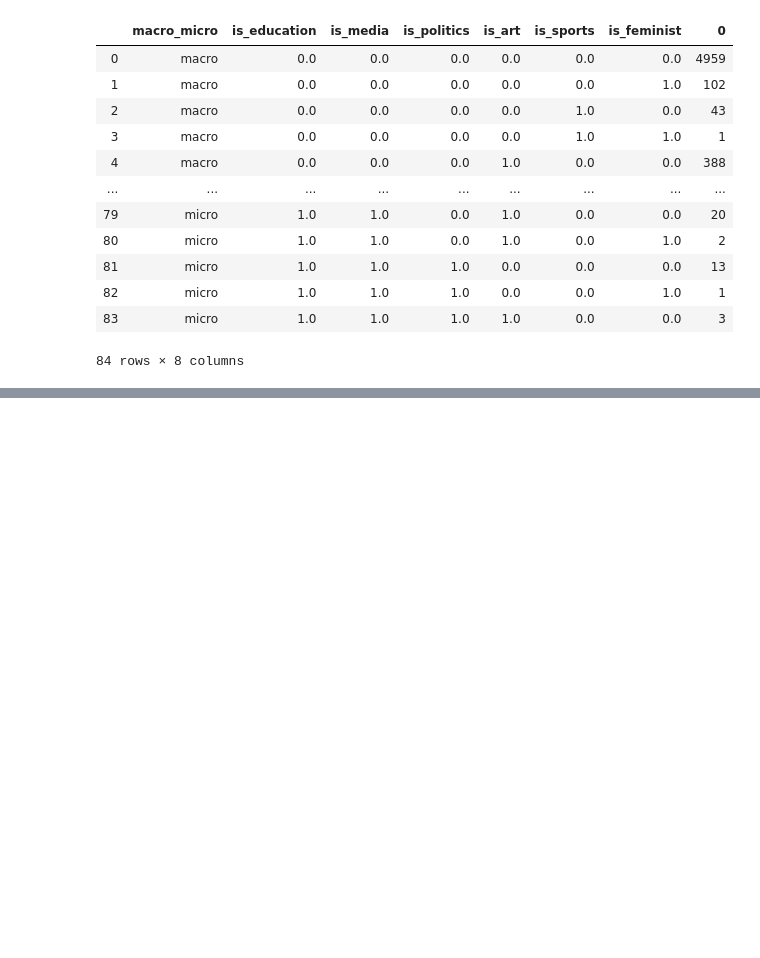
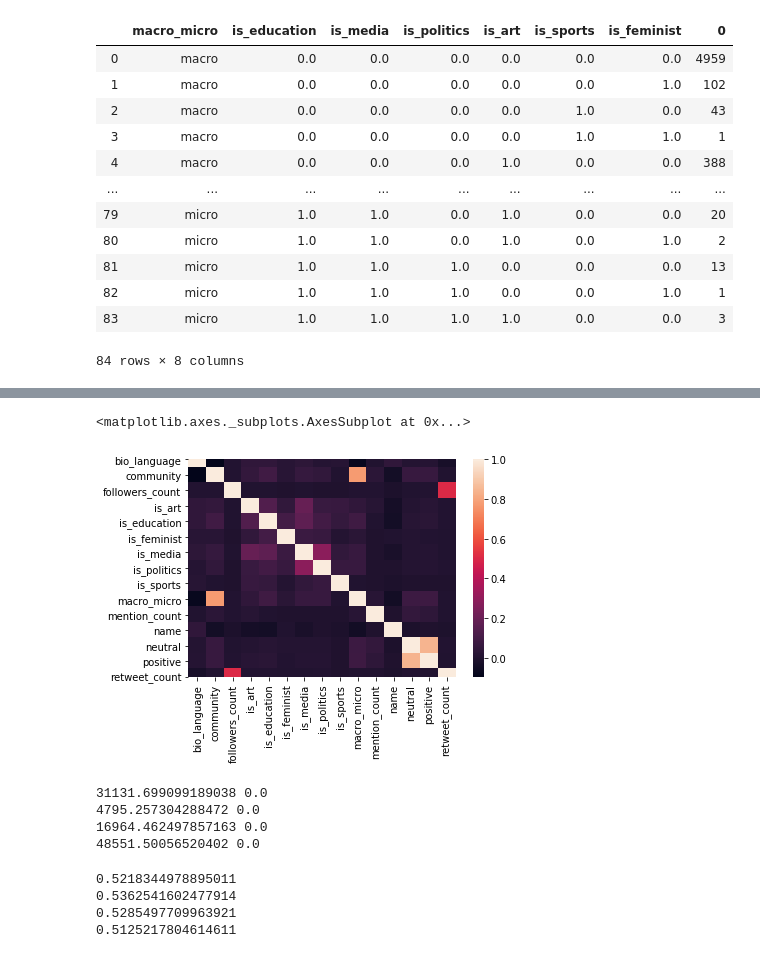
Before and after one commit to keerti-1997/Computing_cultural_capital, a Jupyter notebook: Computing_cultural_capital.ipynb, the cells around one changed output, grey strips where cells are left out. Saved outputs shown, nothing was run; the diff lists cells and outputs as text; code cells hidden in the pictures; blank space fills up the shorter version.

Commit message:
Started factor analysis

```diff
--- a/Computing_cultural_capital.ipynb
+++ b/Computing_cultural_capital.ipynb
@@ -490,0 +508,5 @@ M1_users.groupby(['macro_micro','is_education','is_media','is_politics','is_art'
+# %%
+M1_final_users = M1_users.drop(["created_at","from_user","user_description","movement_in"],axis=1)
+M2_final_users = M2_users.drop(["created_at","from_user","user_description","movement_in"],axis=1)
+M3_final_users = M3_users.drop(["created_at","from_user","user_description","movement_in"],axis=1)
+M4_final_users = M4_users.drop(["created_at","from_user","user_description","movement_in"],axis=1)
@@ -490,0 +526,28 @@ M1_users.groupby(['macro_micro','is_education','is_media','is_politics','is_art'
+# %%
+def transform_columns(df):
+    df["bio_language"] = df["bio_language"].fillna("NA")
+    df["followers_count"] = df["followers_count"].fillna(0)
+    df["tweets_count"] = df["tweets_count"].fillna(0)
+    df["retweet_count"] = df["retweet_count"].fillna(0)
+    df["tweets_count"] = df["tweets_count"].fillna(0)
+    df["mention_count"] = df["mention_count"].fillna(0)
+    df["is_art"] = df["is_art"].fillna(0)
+    df["is_education"] = df["is_education"].fillna(0)
+    df["is_feminist"] = df["is_feminist"].fillna(0)
+    df["is_media"] = df["is_media"].fillna(0)
+    df["is_politics"] = df["is_politics"].fillna(0)
+    df["is_sports"] = df["is_sports"].fillna(0)
+    df["positive"] = df["positive"].fillna(0)
+    df["negative"] = df["negative"].fillna(0)
+    df["neutral"] = df["neutral"].fillna(0)
+
+    lb_make = LabelEncoder()
+    df["bio_language"] = lb_make.fit_transform(df["bio_language"])
+    df["macro_micro"] = lb_make.fit_transform(df["macro_micro"])
+    df["name"] = lb_make.fit_transform(df["name"])
+    return df
+# %%
+M1_final_users = transform_columns(M1_final_users)
+M2_final_users = transform_columns(M2_final_users)
+M3_final_users = transform_columns(M3_final_users)
+M4_final_users = transform_columns(M4_final_users)
@@ -491,3 +598,49 @@ M1_users.groupby(['macro_micro','is_education','is_media','is_politics','is_art'
+# %%
+sns.heatmap(M1_final_users.corr())
+# %% [output]
+<matplotlib.axes._subplots.AxesSubplot at 0x...>
+[figure, added]
+# %%
+# Bartlett’s test of sphericity checks whether or not the observed variables
+# intercorrelate at all using the observed correlation matrix against the identity matrix.
+# If the test found statistically insignificant, you should not employ a factor analysis.
+from factor_analyzer import factor_analyzer
+
+chi_square_value_M1,p_value_M1 = factor_analyzer.calculate_bartlett_sphericity(M1_f)
+print(chi_square_value_M1,p_value_M1)
+chi_square_value_M2,p_value_M2 = factor_analyzer.calculate_bartlett_sphericity(M2_f)
+print(chi_square_value_M2,p_value_M2)
+chi_square_value_M3,p_value_M3 = factor_analyzer.calculate_bartlett_sphericity(M3_f)
+print(chi_square_value_M3,p_value_M3)
+chi_square_value_M4,p_value_M4 = factor_analyzer.calculate_bartlett_sphericity(M4_f)
+print(chi_square_value_M4,p_value_M4)
+# %% [output]
+31131.699099189038 0.0
+4795.257304288472 0.0
+16964.462497857163 0.0
+48551.50056520402 0.0
+# %%
+# Kaiser-Meyer-Olkin (KMO) Test measures the suitability of data for factor analysis.
+# It determines the adequacy for each observed variable and for the complete model.
+# KMO estimates the proportion of variance among all the observed variable.
+# Lower proportion id more suitable for factor analysis.
+# KMO values range between 0 and 1.
+# Value of KMO less than 0.6 is considered inadequate.
+
+from factor_analyzer.factor_analyzer import calculate_kmo
+kmo_all_M1,kmo_model_M1 = calculate_kmo(M1_f)
+print(kmo_model_M1)
+kmo_all_M2,kmo_model_M2 = calculate_kmo(M2_f)
+print(kmo_model_M2)
+kmo_all_M3,kmo_model_M3 = calculate_kmo(M3_f)
+print(kmo_model_M3)
+kmo_all_M4,kmo_model_M4 = calculate_kmo(M4_f)
+print(kmo_model_M4)
+# %% [output]
+0.5218344978895011
+0.5362541602477914
+0.5285497709963921
+0.5125217804614611
 # %%
 # Recovery code
 
```
Also changed, not shown: parts of 10 cells of this notebook.
